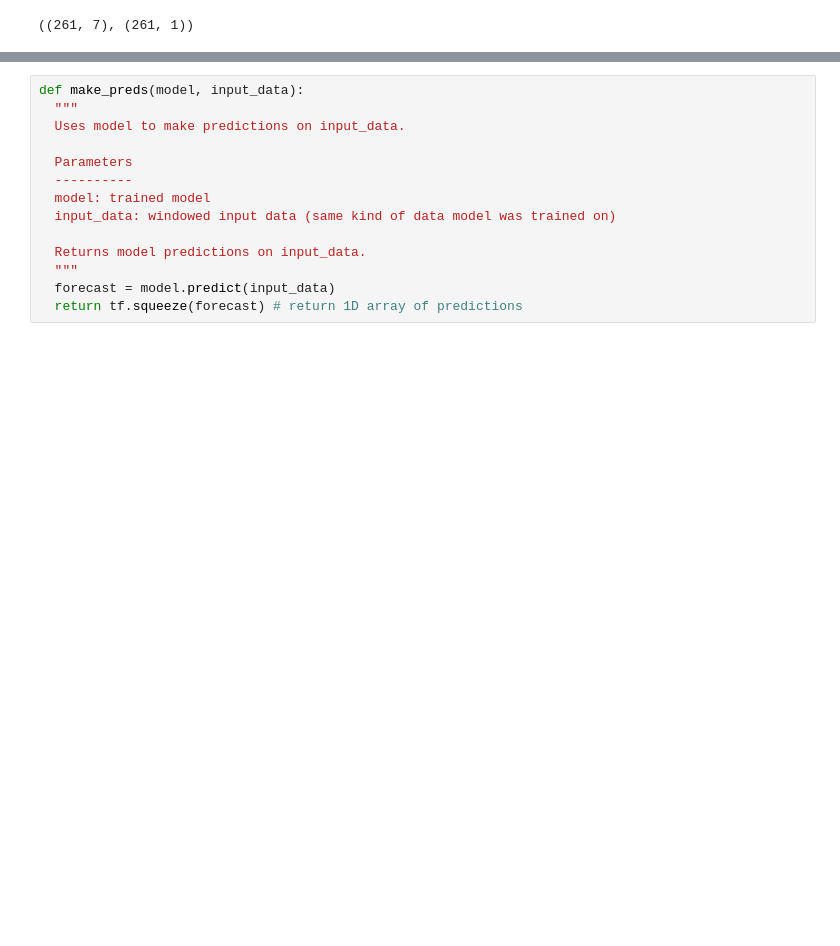
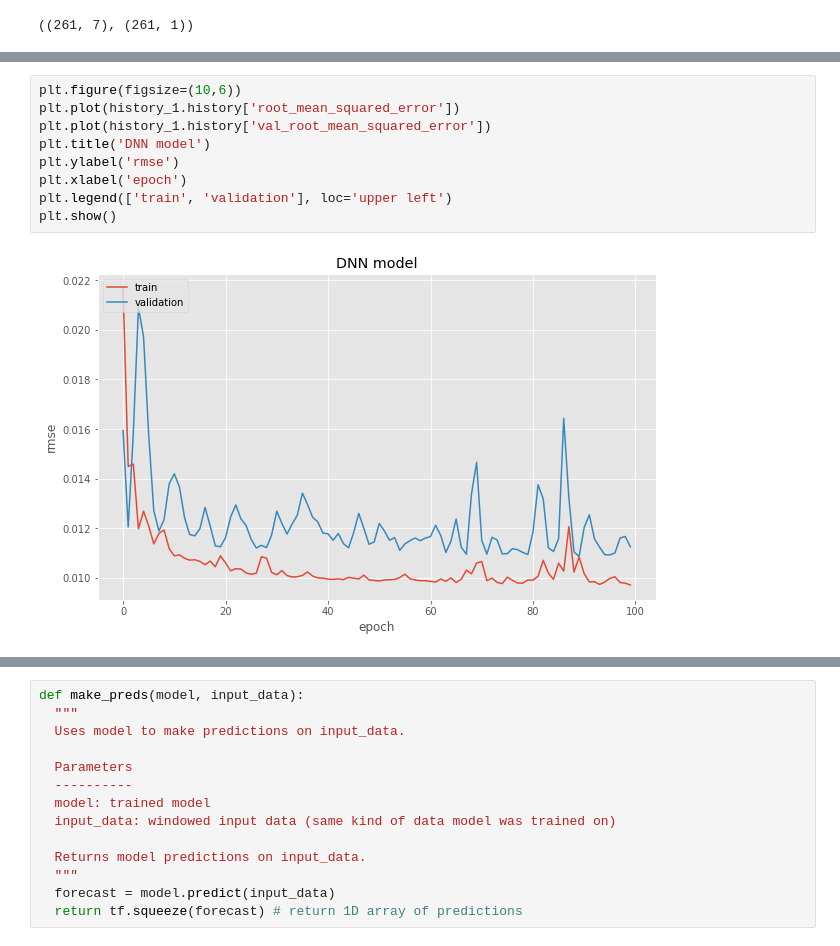
Before and after one commit to vatsal2473/irrigation_timeseries_dataset, a Jupyter notebook: DNN_transfer_learning.ipynb, the cells around one changed output, grey strips where cells are left out. Cells and saved outputs as stored; diff of their text form; blank space fills up the shorter version.

```diff
--- a/DNN_transfer_learning.ipynb
+++ b/DNN_transfer_learning.ipynb
@@ -254,3 +284,14 @@ _________________________________________________________________
+# %%
+plt.figure(figsize=(10,6))
+plt.plot(history_1.history['root_mean_squared_error'])
+plt.plot(history_1.history['val_root_mean_squared_error'])
+plt.title('DNN model')
+plt.ylabel('rmse')
+plt.xlabel('epoch')
+plt.legend(['train', 'validation'], loc='upper left')
+plt.show()
+# %% [output]
+[figure, added]
 # %%
 model_dnn.evaluate(test_windows, test_labels)
 # %% [output]
```
Also changed, not shown: parts of 25 cells of this notebook.
